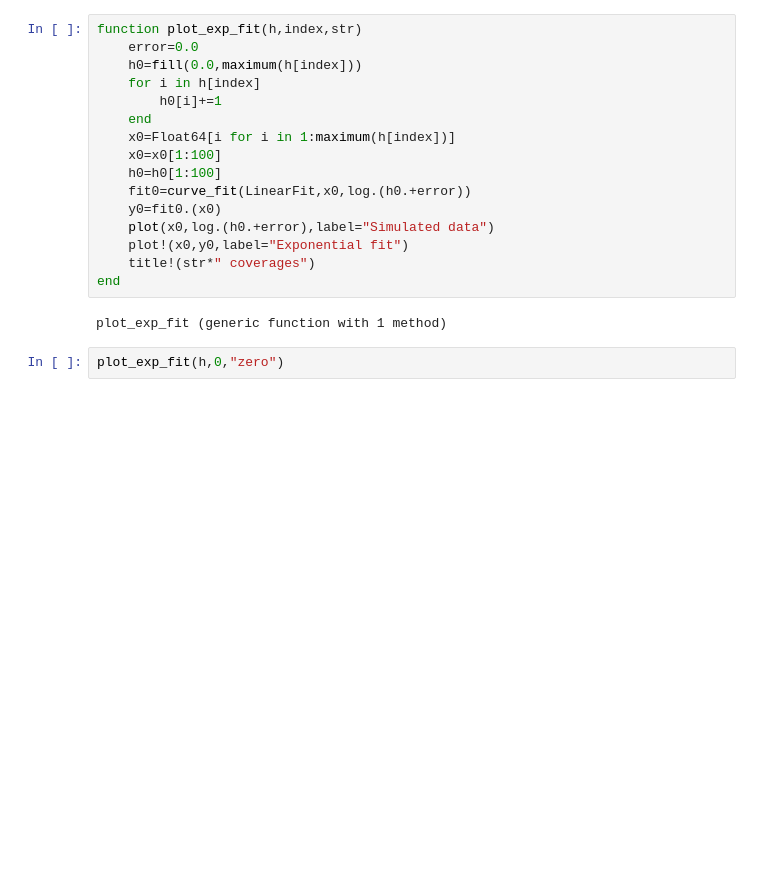
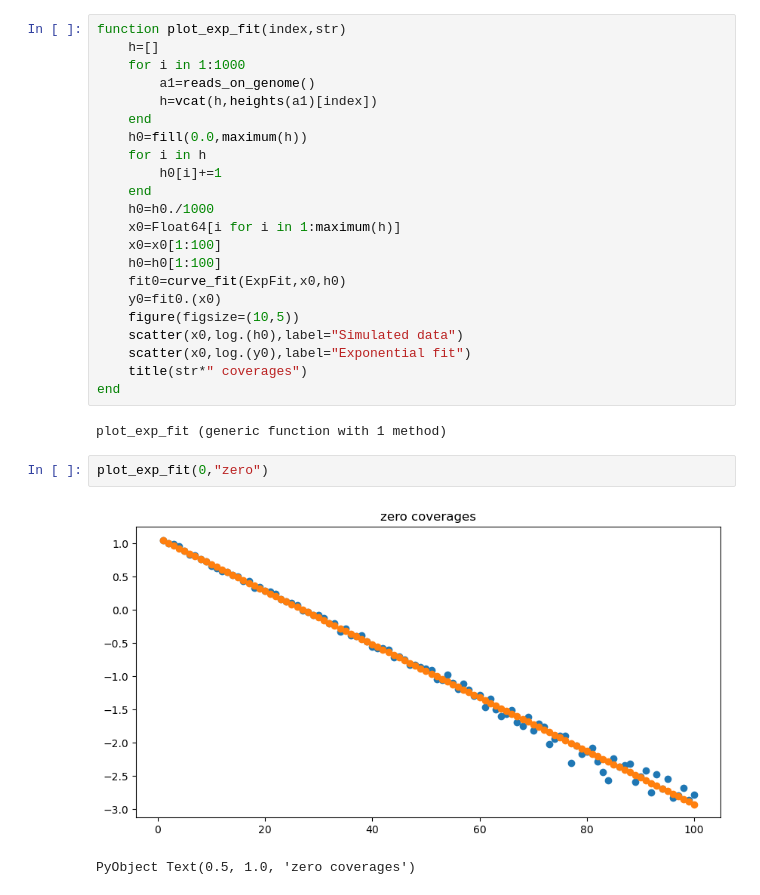
Before and after one commit to pfarndt/Read-Coverage-Distributions-Modelling, a Jupyter notebook: Baseline_random_simulations.ipynb, the cells around one changed output. Cells and saved outputs as stored; diff of their text form; blank space fills up the shorter version.

```diff
--- a/Baseline_random_simulations.ipynb
+++ b/Baseline_random_simulations.ipynb
@@ -89,21 +103,30 @@ histogram(h[2],title="Two coverages")
 # %%
-function plot_exp_fit(h,index,str)
-    error=0.0
-    h0=fill(0.0,maximum(h[index]))
-    for i in h[index]
+function plot_exp_fit(index,str)
+    h=[]
+    for i in 1:1000
+        a1=reads_on_genome()
+        h=vcat(h,heights(a1)[index])
+    end
+    h0=fill(0.0,maximum(h))
+    for i in h
         h0[i]+=1
     end
-    x0=Float64[i for i in 1:maximum(h[index])]
+    h0=h0./1000
+    x0=Float64[i for i in 1:maximum(h)]
     x0=x0[1:100]
     h0=h0[1:100]
-    fit0=curve_fit(LinearFit,x0,log.(h0.+error))
+    fit0=curve_fit(ExpFit,x0,h0)
     y0=fit0.(x0)
-    plot(x0,log.(h0.+error),label="Simulated data")
-    plot!(x0,y0,label="Exponential fit")
-    title!(str*" coverages")
+    figure(figsize=(10,5))
+    scatter(x0,log.(h0),label="Simulated data")
+    scatter(x0,log.(y0),label="Exponential fit")
+    title(str*" coverages")
 end
 # %% [output]
 plot_exp_fit (generic function with 1 method)
 # %%
-plot_exp_fit(h,0,"zero")
+plot_exp_fit(0,"zero")
+# %% [output]
+[figure, added]
+PyObject Text(0.5, 1.0, 'zero coverages')
 # %%
```
Also changed, not shown: parts of 21 cells of this notebook.
